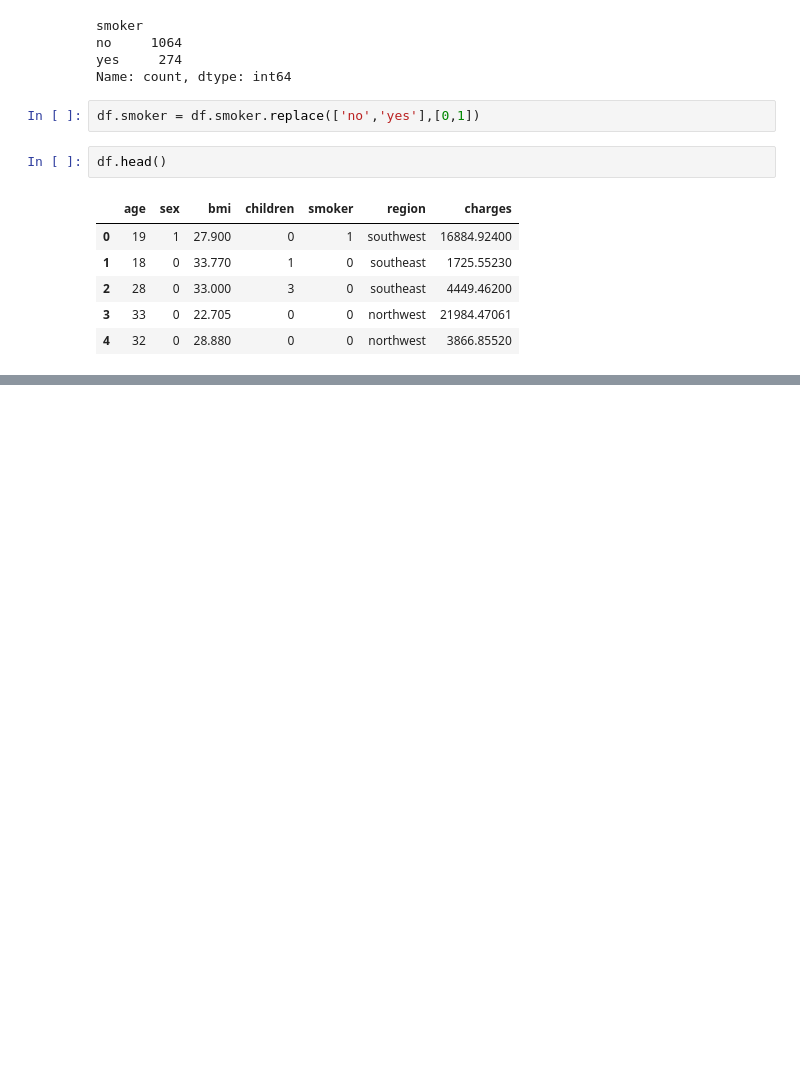
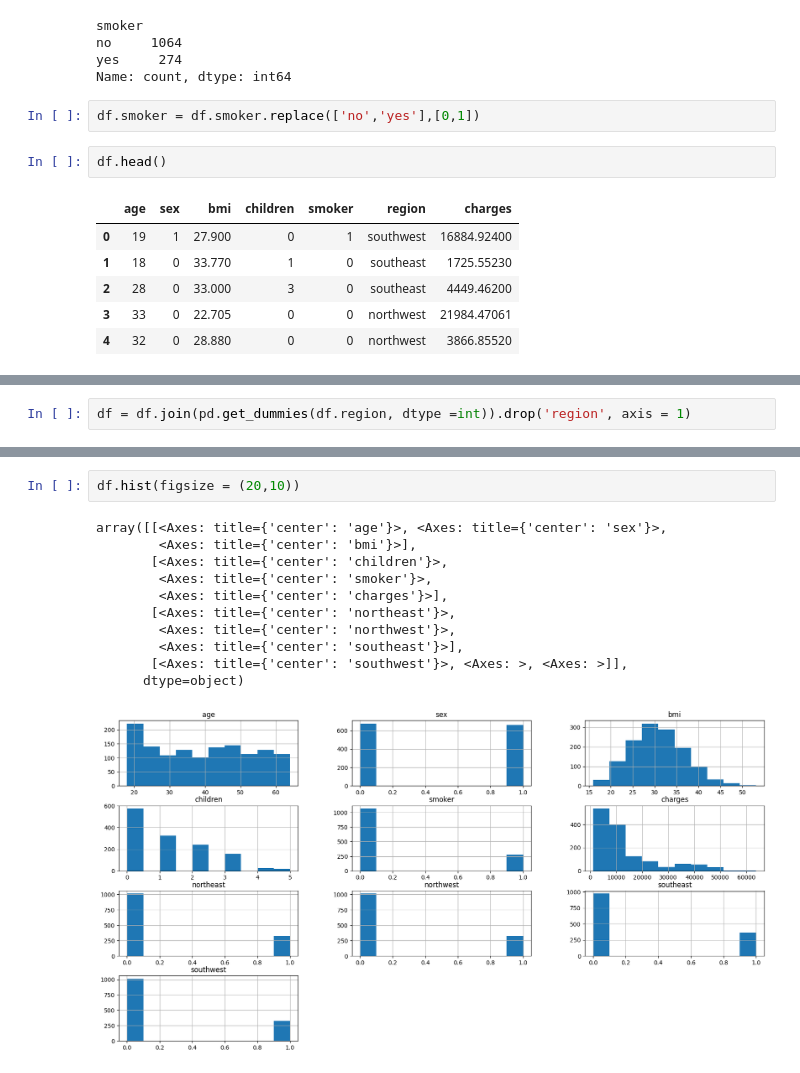
Before and after one commit to shivam-kumar3/Complete-Machine-Learning-NLP-Bootcamp-MLOPS-Deployment, a Jupyter notebook: PRACTICE/Insurance Premium Prediction/main.ipynb, the cells around one changed output, grey strips where cells are left out. Drawn from its saved outputs; the diff is of its cells as text; blank space fills up the shorter version.

```diff
--- a/PRACTICE/Insurance Premium Prediction/main.ipynb
+++ b/PRACTICE/Insurance Premium Prediction/main.ipynb
@@ -107,0 +120,2 @@ df.head()
+# %%
+df = df.join(pd.get_dummies(df.region, dtype =int)).drop('region', axis = 1)
@@ -107,0 +131,14 @@ df.head()
+# %%
+df.hist(figsize = (20,10))
+# %% [output]
+array([[<Axes: title={'center': 'age'}>, <Axes: title={'center': 'sex'}>,
+        <Axes: title={'center': 'bmi'}>],
+       [<Axes: title={'center': 'children'}>,
+        <Axes: title={'center': 'smoker'}>,
+        <Axes: title={'center': 'charges'}>],
+       [<Axes: title={'center': 'northeast'}>,
+        <Axes: title={'center': 'northwest'}>,
+        <Axes: title={'center': 'southeast'}>],
+       [<Axes: title={'center': 'southwest'}>, <Axes: >, <Axes: >]],
+      dtype=object)
+[figure, added]
```
Also changed, not shown: parts of 10 cells of this notebook.
